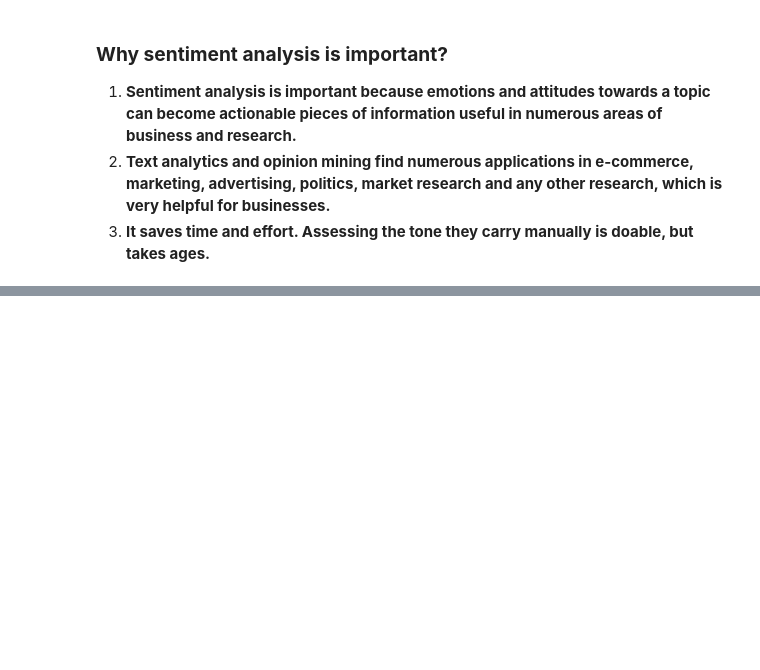
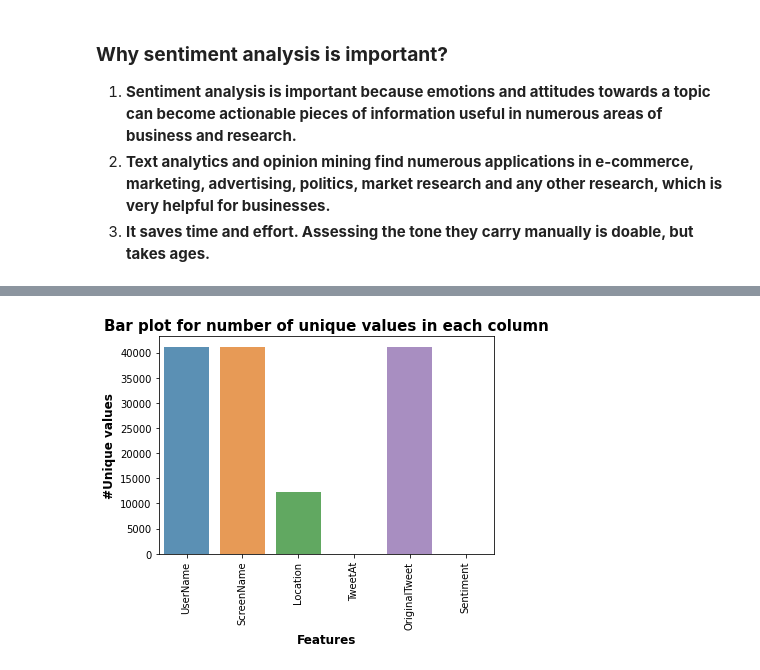
Before and after one commit to SairajNeelam/CoronaVirus-Tweet-Sentiment-Analysis, a Jupyter notebook: CoronaVirus_Tweet_Sentiment_Analysis.ipynb, the cells around one changed output, grey strips where cells are left out. Cells and saved outputs as stored; diff of their text form; code cells hidden in the pictures; blank space fills up the shorter version.

Commit message:
Pre-processing Data

```diff
--- a/CoronaVirus_Tweet_Sentiment_Analysis.ipynb
+++ b/CoronaVirus_Tweet_Sentiment_Analysis.ipynb
@@ -19,0 +135,10 @@
+# %%
+#function def for displaying unique values for all features of dataframe
+def uniqueValuesForDf(df):
+  unique_values = [(col , df[col].unique(),len(df[col].unique())) for col in df]
+  unique_values = pd.DataFrame(unique_values, columns=["column_name", "Unique Values","Count of Unique values"])
+  unique_values.sort_values(by=['Count of Unique values'])
+  return unique_values
+# %%
+unique_values = uniqueValuesForDf(df)
+unique_values
@@ -19,0 +153,9 @@
+# %%
+sns.barplot(x=unique_values['column_name'], y=unique_values['Count of Unique values'], alpha=0.8)
+plt.title('Bar plot for number of unique values in each column',weight='bold', size=15)
+plt.ylabel('#Unique values', size=12, weight='bold')
+plt.xlabel('Features', size=12, weight='bold')
+plt.xticks(rotation=90)
+plt.show()
+# %% [output]
+[figure, added]
```
Also changed, not shown: parts of 27 cells of this notebook.
